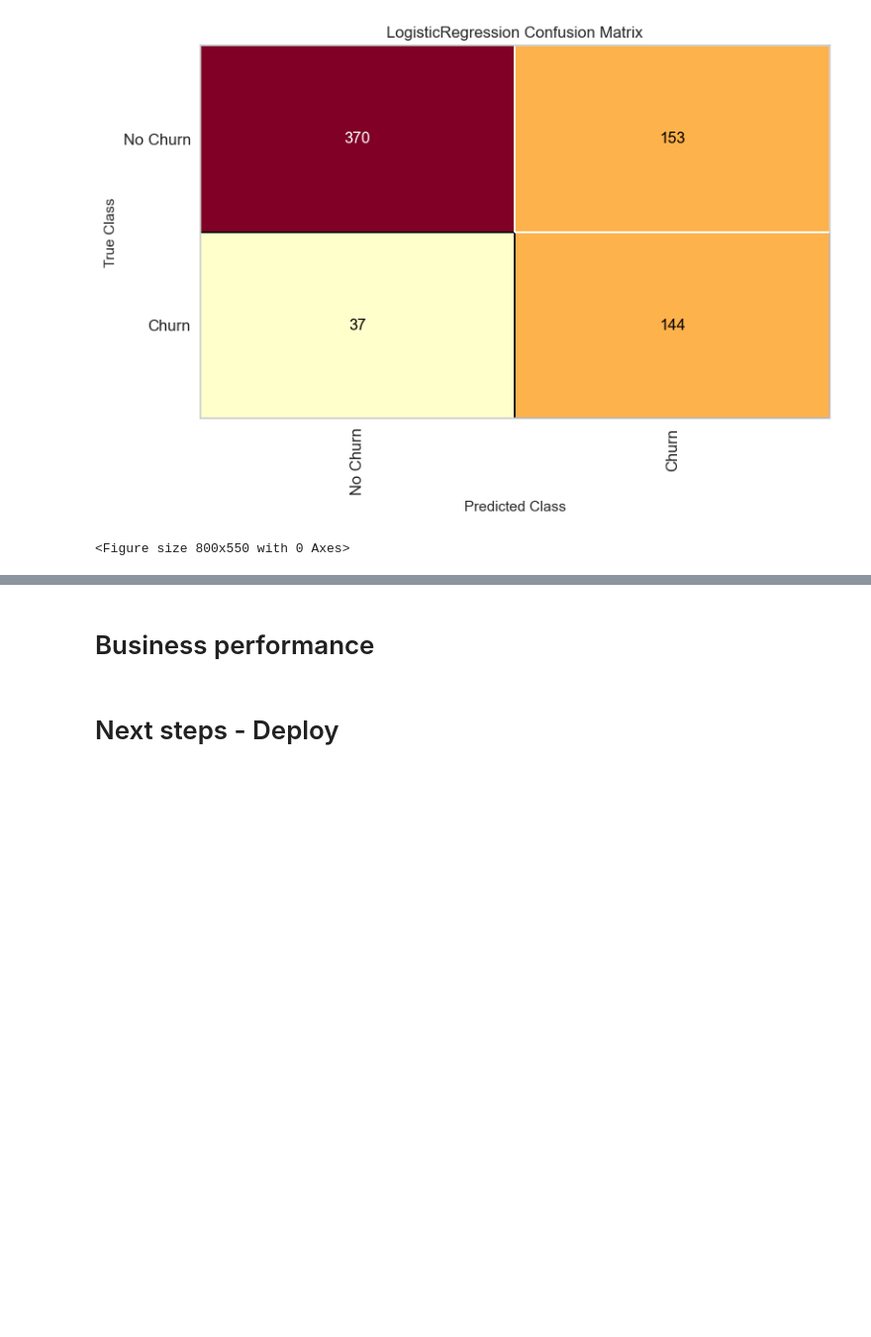
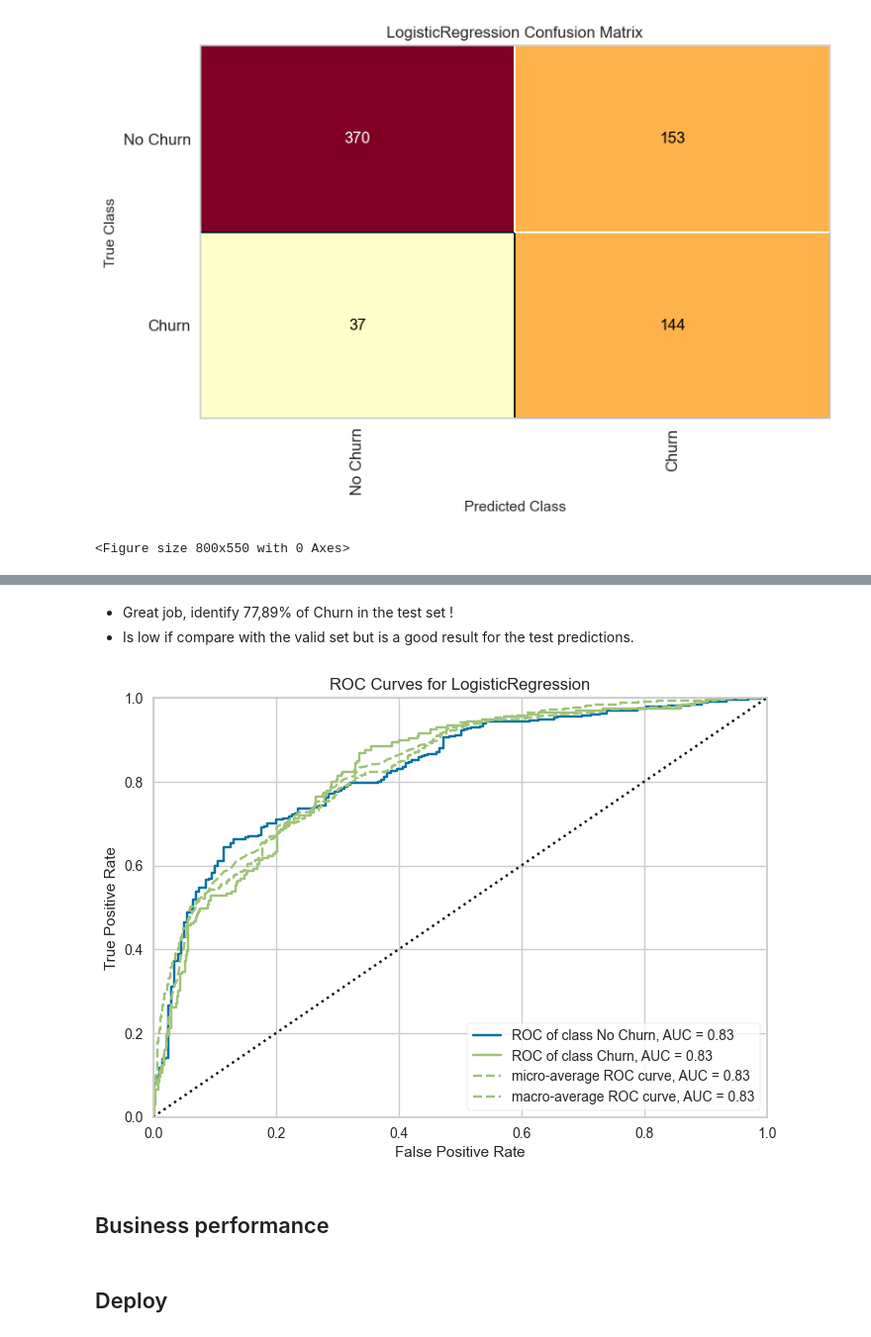
Before and after one commit to Eric-Oliveira-ds/Telco-Customer-Churn, a Jupyter notebook: notebook/modeling.ipynb, the cells around one changed output, grey strips where cells are left out. Shown at 99% size. Drawn from its saved outputs; the diff is of its cells as text; code cells hidden in the pictures; blank space fills up the shorter version.

```diff
--- a/notebook/modeling.ipynb
+++ b/notebook/modeling.ipynb
@@ -331,4 +462,14 @@ visualizer.show()
+# %% [markdown]
+- Great job, identify 77,89% of Churn in the test set !
+- Is low if compare with the valid set but is a good result for the test predictions.
+# %%
+visualizer = ROCAUC(Logit, classes=["No Churn", "Churn"])
+visualizer.fit(X_valid, y_valid)
+visualizer.score(X_test, y_test)
+visualizer.show();
+# %% [output]
+[figure, added]
 # %% [markdown]
-# Business performance
+## Business performance
 # %% [markdown]
-# Next steps - Deploy
+## Deploy
```
Also changed, not shown: parts of 51 cells of this notebook.
